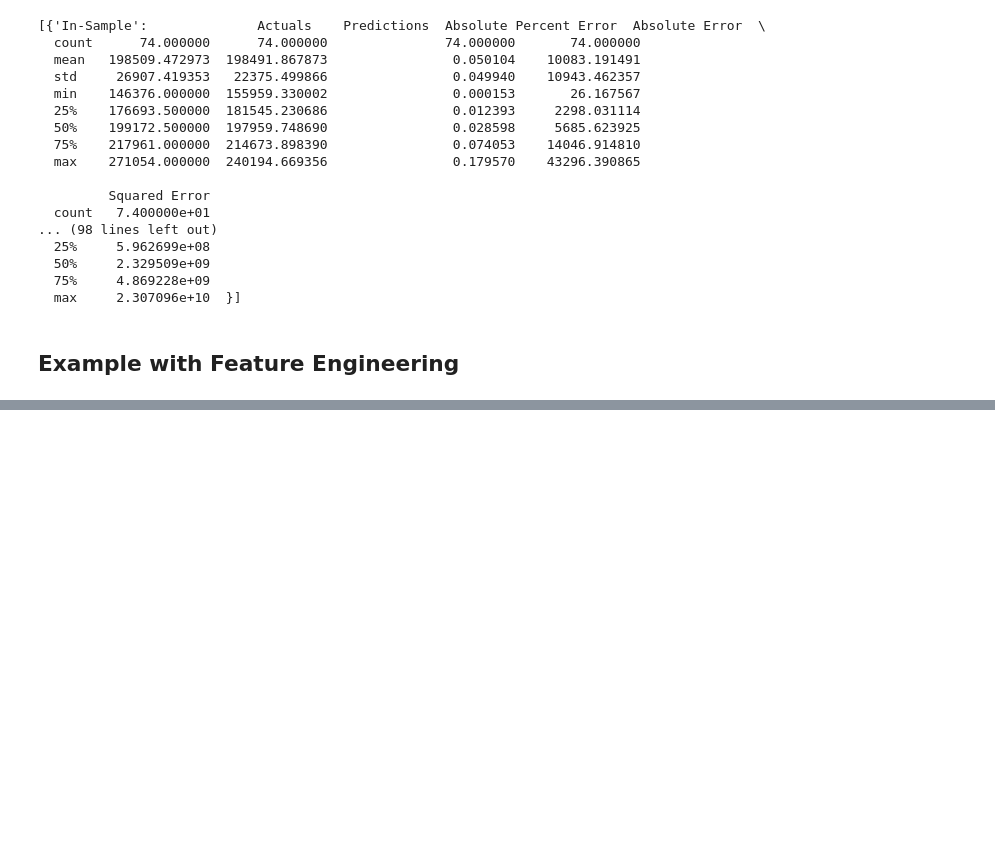
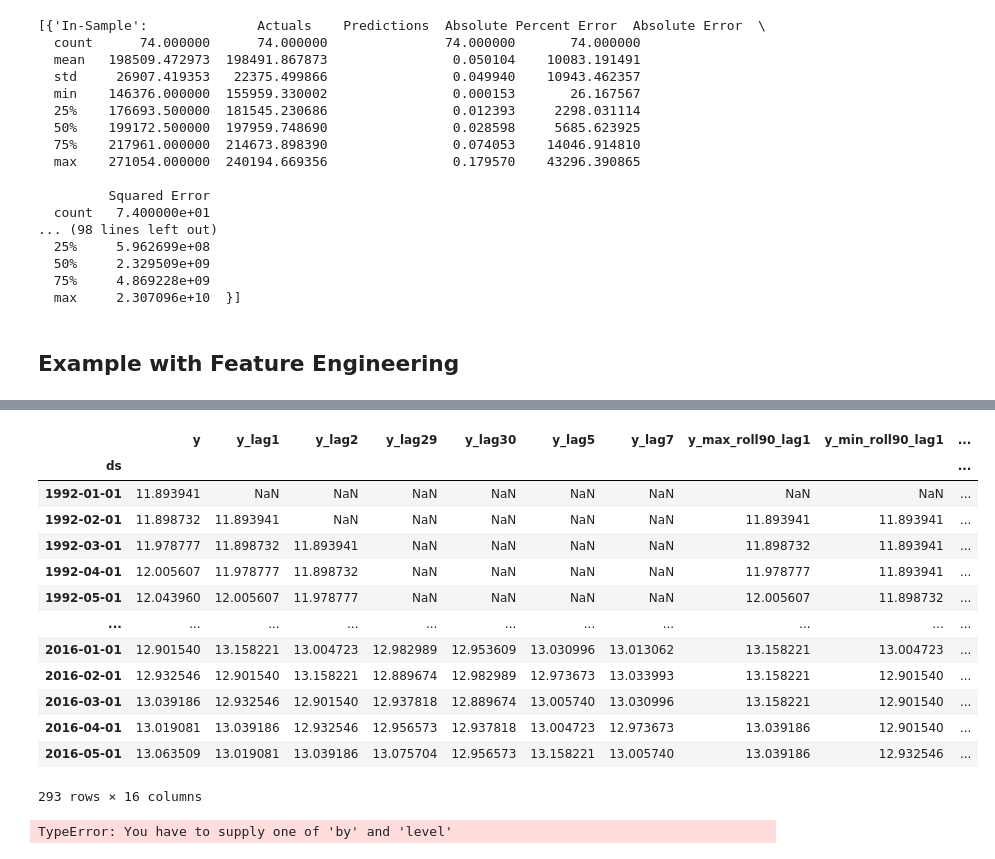
Before and after one commit to ntlind/forecastframe, a Jupyter notebook: examples/prophet_example.ipynb, the cells around one changed output, grey strips where cells are left out. Cells and saved outputs as stored; diff of their text form; code cells hidden in the pictures; blank space fills up the shorter version.

Commit message:
rebuild and restest feature engineering functions through calc_ewma

```diff
--- a/examples/prophet_example.ipynb
+++ b/examples/prophet_example.ipynb
@@ -150,0 +147,23 @@ fframe.sample
+# %%
+fframe.sample
+# %% [output]
+|  | y | y_lag1 | y_lag2 | y_lag29 | y_lag30 | y_lag5 | y_lag7 | y_max_roll90_lag1 | y_min_roll90_lag1 | ... |
+| ds |  |  |  |  |  |  |  |  |  | ... |
+| 1992-01-01 | 11.893941 | NaN | NaN | NaN | NaN | NaN | NaN | NaN | NaN | ... |
+| 1992-02-01 | 11.898732 | 11.893941 | NaN | NaN | NaN | NaN | NaN | 11.893941 | 11.893941 | ... |
+| 1992-03-01 | 11.978777 | 11.898732 | 11.893941 | NaN | NaN | NaN | NaN | 11.898732 | 11.893941 | ... |
+| 1992-04-01 | 12.005607 | 11.978777 | 11.898732 | NaN | NaN | NaN | NaN | 11.978777 | 11.893941 | ... |
+| 1992-05-01 | 12.043960 | 12.005607 | 11.978777 | NaN | NaN | NaN | NaN | 12.005607 | 11.898732 | ... |
+| ... | ... | ... | ... | ... | ... | ... | ... | ... | ... | ... |
+| 2016-01-01 | 12.901540 | 13.158221 | 13.004723 | 12.982989 | 12.953609 | 13.030996 | 13.013062 | 13.158221 | 13.004723 | ... |
+| 2016-02-01 | 12.932546 | 12.901540 | 13.158221 | 12.889674 | 12.982989 | 12.973673 | 13.033993 | 13.158221 | 12.901540 | ... |
+| 2016-03-01 | 13.039186 | 12.932546 | 12.901540 | 12.937818 | 12.889674 | 13.005740 | 13.030996 | 13.158221 | 12.901540 | ... |
+| 2016-04-01 | 13.019081 | 13.039186 | 12.932546 | 12.956573 | 12.937818 | 13.004723 | 12.973673 | 13.039186 | 12.901540 | ... |
+| 2016-05-01 | 13.063509 | 13.019081 | 13.039186 | 13.075704 | 12.956573 | 13.158221 | 13.005740 | 13.039186 | 12.932546 | ... |
+293 rows × 16 columns
+# %%
+fframe.calc_datetime_features()
+fframe.lag_features(features='y', lags=[1, 2, 3, 7, 52])
+fframe.calc_statistical_features(features='y', windows=90)
+# %% [output]
+TypeError: You have to supply one of 'by' and 'level'
```
Also changed, not shown: parts of 5 cells of this notebook, 2 other files.
